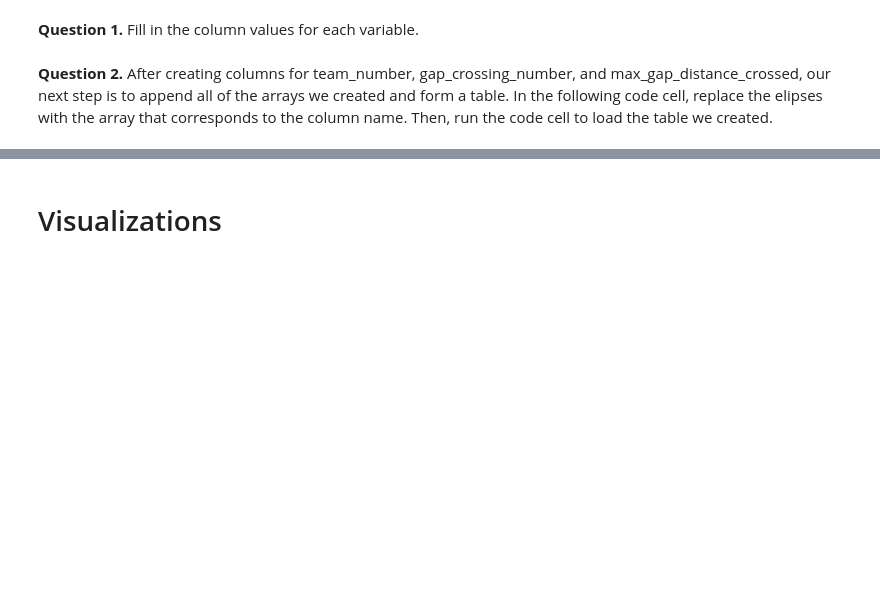
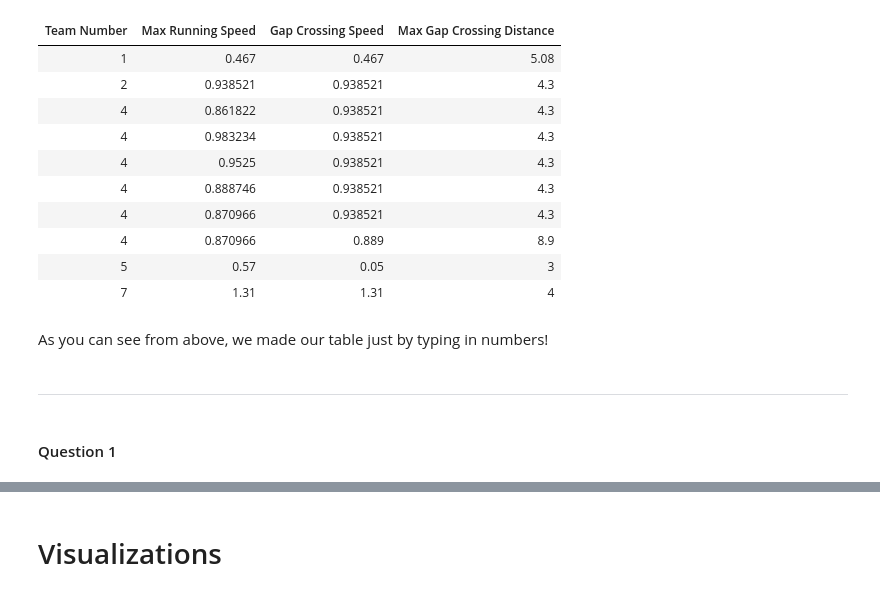
Before and after one commit to ds-modules/IB-C32, a Jupyter notebook: robot/outline.ipynb, the cells around one changed output, grey strips where cells are left out. Saved outputs shown, nothing was run; the diff lists cells and outputs as text; code cells hidden in the pictures; blank space fills up the shorter version.

```diff
--- a/robot/outline.ipynb
+++ b/robot/outline.ipynb
@@ -22,10 +90,37 @@ The first method involves creating arrays of our desired column values and assig
 # %%
 # Each variable will represent a column in our table
-max_speed = [ 0.467     ,  0.938521  ,  0.861822  ,  0.983234  ,  0.9525    ,
-        0.888746  ,  0.870966  ,  0.870966  ,  0.57      ,  1.31      ,
-        1.542     ,  0.27      ,  0.93      ,  0.81      ,  0.37      ,
-        0.54      ,  1.03      ,  0.79      ,  2.6       ,  0.658     ,
-        0.743     ,  0.693     ,  0.677     ,  0.688     ,  0.798     ,
-        0.50562948,  0.436     ,  0.29      ,  0.688     ,  0.47      ]
+team_numbers = [1, 2, 4, 4, 4, 4, 4, 4, 5, 7]
+
+max_speed = [0.467, 0.938521, 0.861822, 0.983234, 0.9525, 0.888746, 0.870966, 0.870966, 0.57, 1.31]
+
+gap_crossing_speed = [0.467, 0.938521, 0.938521, 0.938521, 0.938521, 0.938521, 0.938521, 0.889, 0.05, 1.31]
+
+max_distance = [5.08, 4.3, 4.3, 4.3, 4.3, 4.3, 4.3, 8.9, 3.0, 4.0]
+
+old_data = Table()
+
+old_data = old_data.with_columns(
+        "Team Number", team_numbers,
+        "Max Running Speed", max_speed,
+        "Gap Crossing Speed", gap_crossing_speed,
+        "Max Gap Crossing Distance", max_distance)
+
+old_data
+# %% [output]
+| Team Number | Max Running Speed | Gap Crossing Speed | Max Gap Crossing Distance |
+| 1 | 0.467 | 0.467 | 5.08 |
+| 2 | 0.938521 | 0.938521 | 4.3 |
+| 4 | 0.861822 | 0.938521 | 4.3 |
+| 4 | 0.983234 | 0.938521 | 4.3 |
+| 4 | 0.9525 | 0.938521 | 4.3 |
+| 4 | 0.888746 | 0.938521 | 4.3 |
+| 4 | 0.870966 | 0.938521 | 4.3 |
+| 4 | 0.870966 | 0.889 | 8.9 |
+| 5 | 0.57 | 0.05 | 3 |
+| 7 | 1.31 | 1.31 | 4 |
+# %% [markdown]
+As you can see from above, we made our table just by typing in numbers!
+# %% [markdown]
+<hr>
 # %% [markdown]
-**Question 1.** Fill in the column values for each variable.
+#### Question 1
@@ -37,2 +126,0 @@ max_gap_distance_crossed = [...]
-# %% [markdown]
-**Question 2.** After creating columns for team_number, gap_crossing_number, and max_gap_distance_crossed, our next step is to append all of the arrays we created and form a table. In the following code cell, replace the elipses with the array that corresponds to the column name. Then, run the code cell to load the table we created.
```
Also changed, not shown: parts of 89 cells of this notebook.
